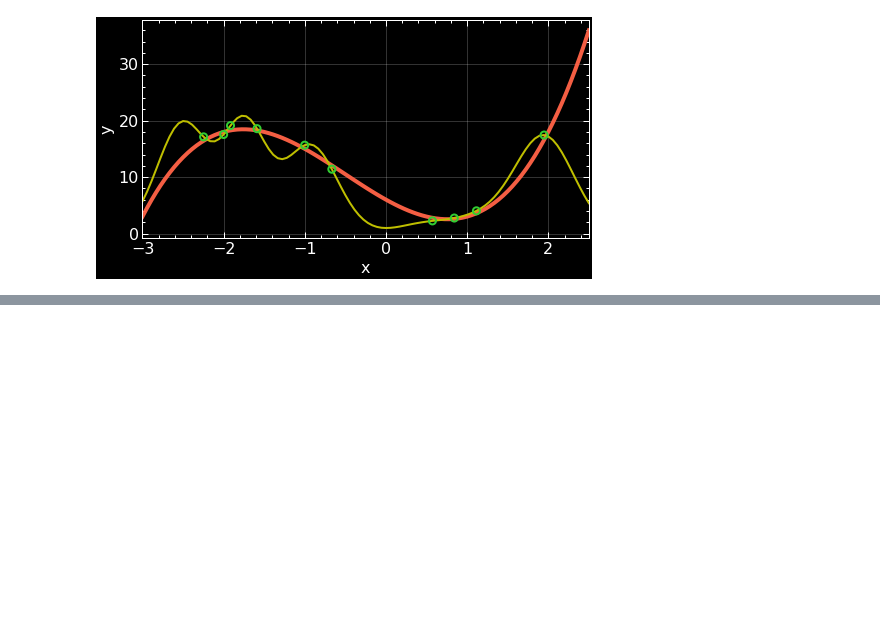
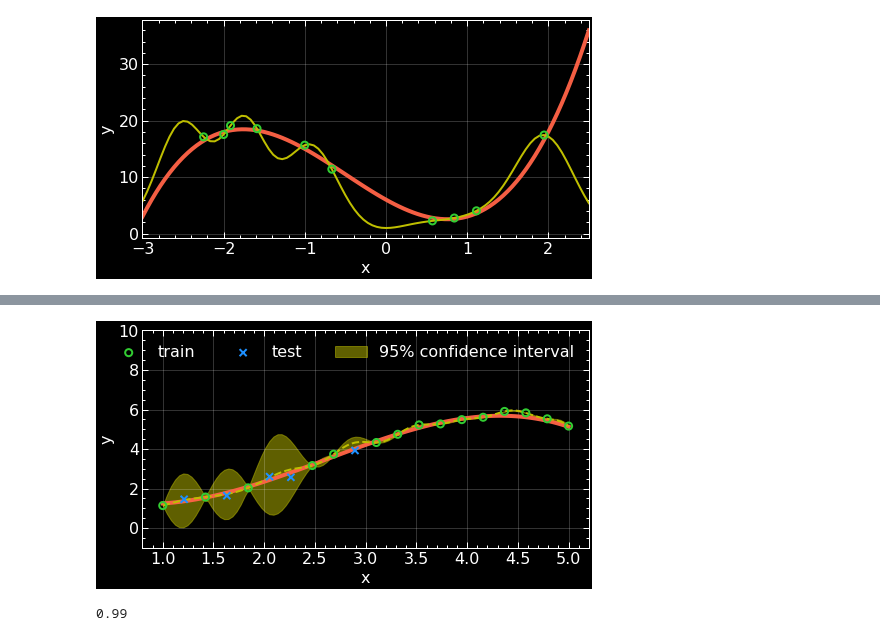
Before and after one commit to jsdiazpo/Bayesian-Digressions, a Jupyter notebook: notebooks/Gaussian-Processes.ipynb, the cells around one changed output, grey strips where cells are left out. Drawn from its saved outputs; the diff is of its cells as text; code cells hidden in the pictures; blank space fills up the shorter version.

```diff
--- a/notebooks/Gaussian-Processes.ipynb
+++ b/notebooks/Gaussian-Processes.ipynb
@@ -190,0 +179,35 @@ Got error No model on context stack. trying to find log_likelihood in translatio
+# %%
+fig, ax = plt.subplots(figsize=(8, 4))
+xmin, xmax = 0.8, 5.2
+ymin, ymax = -1, 10
+x = np.linspace(xmin, xmax, 100)
+
+ax.plot(x_axis, function(x_axis), c='tomato', lw=4, alpha=0.96, )
+ax.scatter(X_train, Y_train, s=50, ec='limegreen', fc='none', lw=2, zorder=5, label='train')
+ax.scatter(X_test, Y_test, s=50, marker='x', ec='dodgerblue', fc='none', lw=2, zorder=5, label='test')
+# ax.scatter(X_test, Yhat, s=50, marker='x', ec='dodgerblue', fc='none', lw=2, zorder=5, label='test')
+ax.plot(x_axis, mean_pred, c='y', ls='--', lw=2)
+ax.fill_between(
+    x_axis.ravel(),
+    mean_pred.ravel() - 1.96 * std_pred,
+    mean_pred.ravel() + 1.96 * std_pred,
+    alpha=0.5,
+    label=r"95% confidence interval",
+    color='y'
+)
+ax.set(xlabel='x', ylabel='y', #title=f'{sequence}',
+       xlim=[xmin,xmax], ylim=[ymin,ymax])
+ax.grid(lw=1, alpha=0.2, zorder=0)
+ax.legend(ncol=3);
+# %% [output]
+[figure, added]
+# %%
+from sklearn.model_selection import cross_val_predict
+
+kernel = 1*RBF(length_scale=10, length_scale_bounds=(1e-2, 1e2))
+gp = GaussianProcessRegressor(kernel=kernel, n_restarts_optimizer=9, normalize_y=0)
+
+Yhat = cross_val_predict(gp, X, Y, cv=X.shape[0])
+print(f'{r2_score(Y, Yhat):.2f}')
+# %% [output]
+0.99
```
Also changed, not shown: parts of 18 cells of this notebook.
